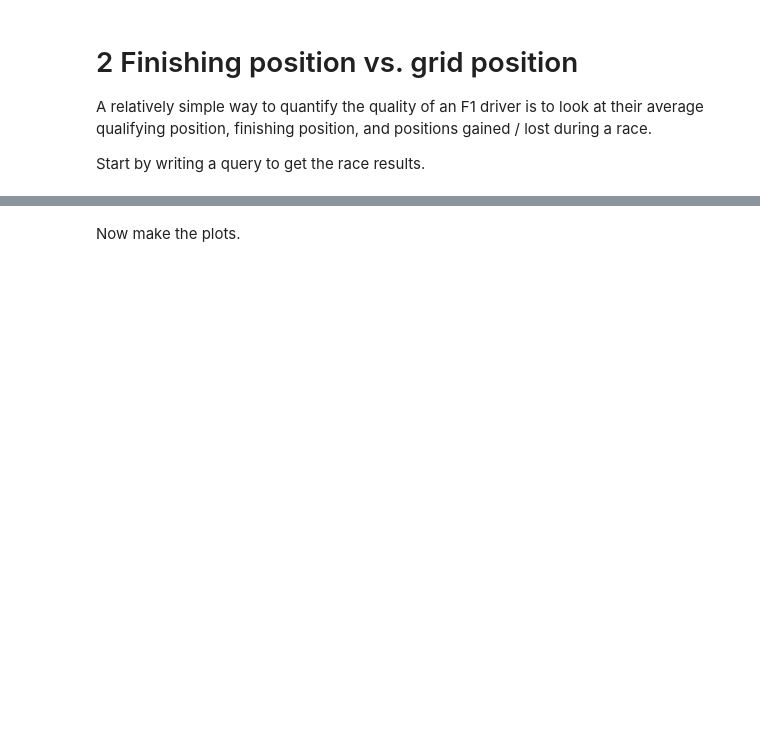
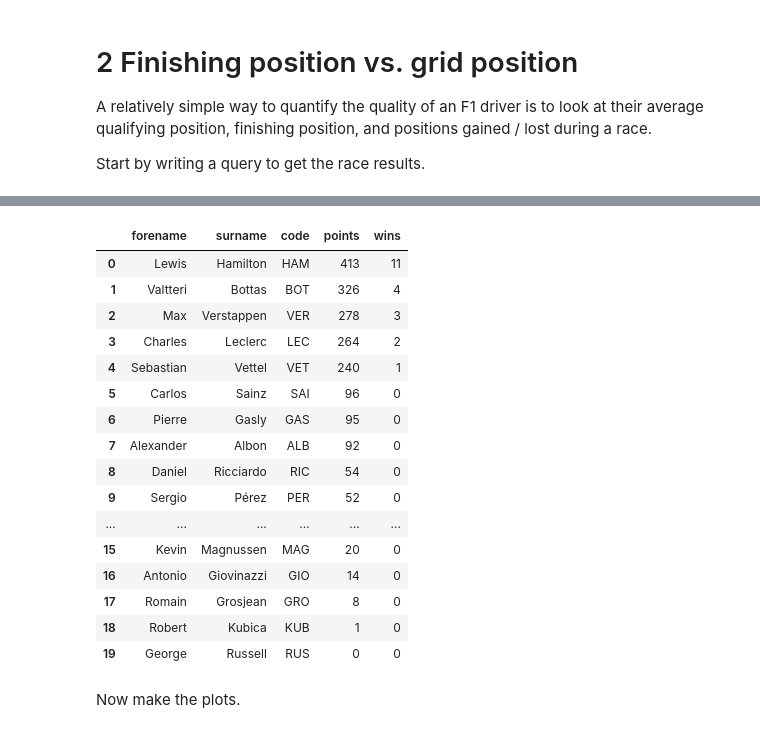
Before and after one commit to apalermo01/Formula-1-driver-consistency, a Jupyter notebook: Formula 1 statistics.ipynb, the cells around one changed output, grey strips where cells are left out. Cells and saved outputs as stored; diff of their text form; code cells hidden in the pictures; blank space fills up the shorter version.

```diff
--- a/Formula 1 statistics.ipynb
+++ b/Formula 1 statistics.ipynb
@@ -613,3 +635,55 @@ get_season_results(year=2019).head()
+# %%
+def get_final_season_results(year=2019, res="driver"):
+    """Get the final season results for the drivers or team championship"""
+
+    if res == "driver":
+        text = f"""
+        SELECT --driver_standings.driverstandingsid AS id,
+               drivers.forename,
+               drivers.surname,
+               drivers.code,
+               driver_standings.points,
+               driver_standings.wins
+        FROM driver_standings
+        JOIN races ON driver_standings.raceid = races.raceid
+        JOIN drivers ON driver_standings.driverid = drivers.driverid
+        WHERE races.year = {year}
+        AND races.round = (SELECT MAX(round) FROM races WHERE races.year={year})
+        ORDER BY driver_standings.points DESC
+        """
+    elif res == "constructor":
+                text = f"""
+        SELECT constructors.name,
+               constructor_standings.points,
+               constructor_standings.wins
+        FROM constructor_standings
+        JOIN races ON constructor_standings.raceid = races.raceid
+        JOIN constructors ON constructor_standings.constructorid = constructors.constructorid
+        WHERE races.year = {year}
+        AND races.round = (SELECT MAX(round) FROM races WHERE races.year={year})
+        """
+
+    return query(text)
+# %%
+get_final_season_results(year=2019)
+# %% [output]
+|  | forename | surname | code | points | wins |
+| 0 | Lewis | Hamilton | HAM | 413 | 11 |
+| 1 | Valtteri | Bottas | BOT | 326 | 4 |
+| 2 | Max | Verstappen | VER | 278 | 3 |
+| 3 | Charles | Leclerc | LEC | 264 | 2 |
+| 4 | Sebastian | Vettel | VET | 240 | 1 |
+| 5 | Carlos | Sainz | SAI | 96 | 0 |
+| 6 | Pierre | Gasly | GAS | 95 | 0 |
+| 7 | Alexander | Albon | ALB | 92 | 0 |
+| 8 | Daniel | Ricciardo | RIC | 54 | 0 |
+| 9 | Sergio | Pérez | PER | 52 | 0 |
+| ... | ... | ... | ... | ... | ... |
+| 15 | Kevin | Magnussen | MAG | 20 | 0 |
+| 16 | Antonio | Giovinazzi | GIO | 14 | 0 |
+| 17 | Romain | Grosjean | GRO | 8 | 0 |
+| 18 | Robert | Kubica | KUB | 1 | 0 |
+| 19 | George | Russell | RUS | 0 | 0 |
 # %% [markdown]
 Now make the plots.
 # %%
```
Also changed, not shown: parts of 47 cells of this notebook.
